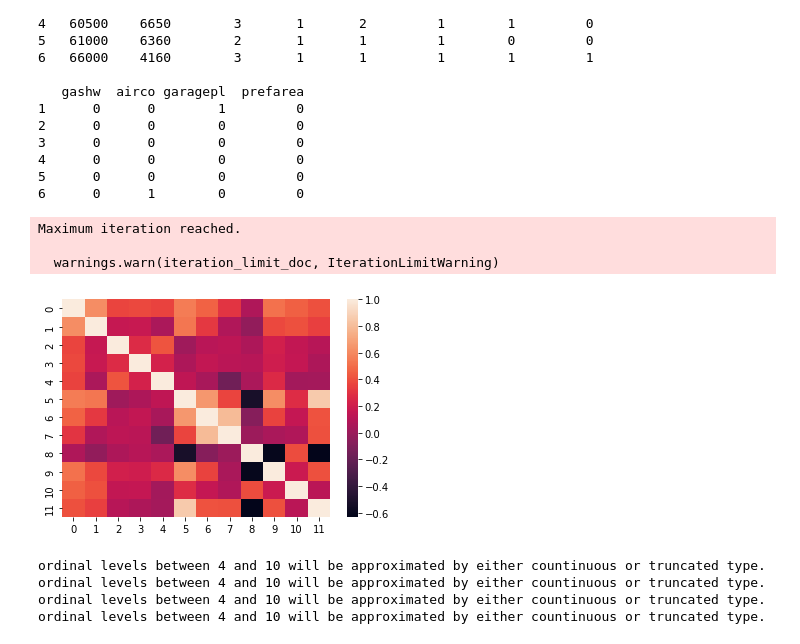
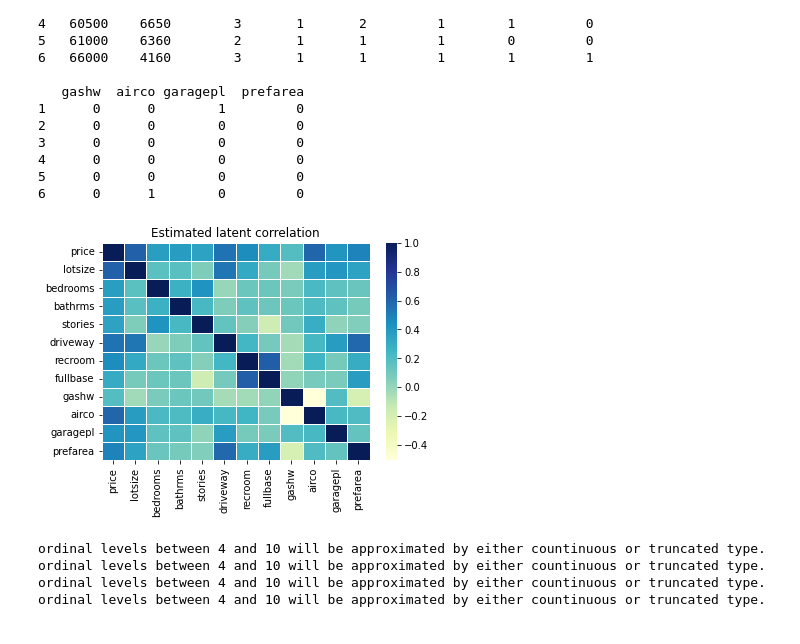
Before and after one commit to mingzehuang/Dissertation_reproducibility, a Jupyter notebook: Python_example.ipynb, the cells around one changed output. Drawn from its saved outputs; the diff is of its cells as text; code cells hidden in the pictures.

```diff
--- a/Python_example.ipynb
+++ b/Python_example.ipynb
@@ -138,12 +132,9 @@ print(housing.iloc[ :6, : ])
 # %%
 from latentcor import latentcor, get_tps
 estimate_housing = latentcor(housing, tps = ["con", "con", "con", "con",
-                  "con", "bin", "bin", "bin", "bin", "bin", "tru", "bin"], showplot = True)
+                  "con", "bin", "bin", "bin", "bin", "bin", "tru", "bin"], use_nearPD=False, method = "original", showplot = True)
 # %% [output]
-Maximum iteration reached.
-
-  warnings.warn(iteration_limit_doc, IterationLimitWarning)
-[figure, old version]
+[figure, new version]
 # %%
 get_tps(housing)
 # %% [output]
```
Also changed, not shown: parts of 12 cells of this notebook, 3 other files.
